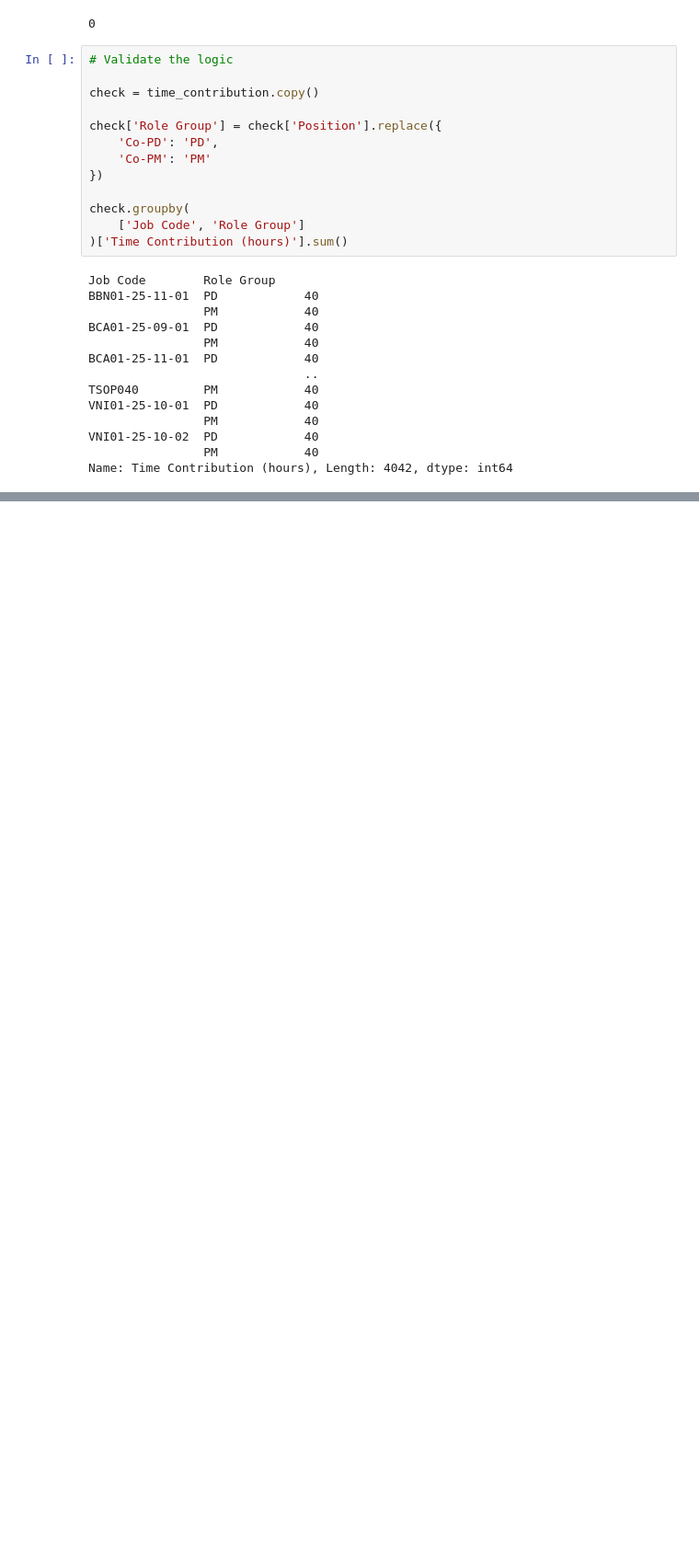
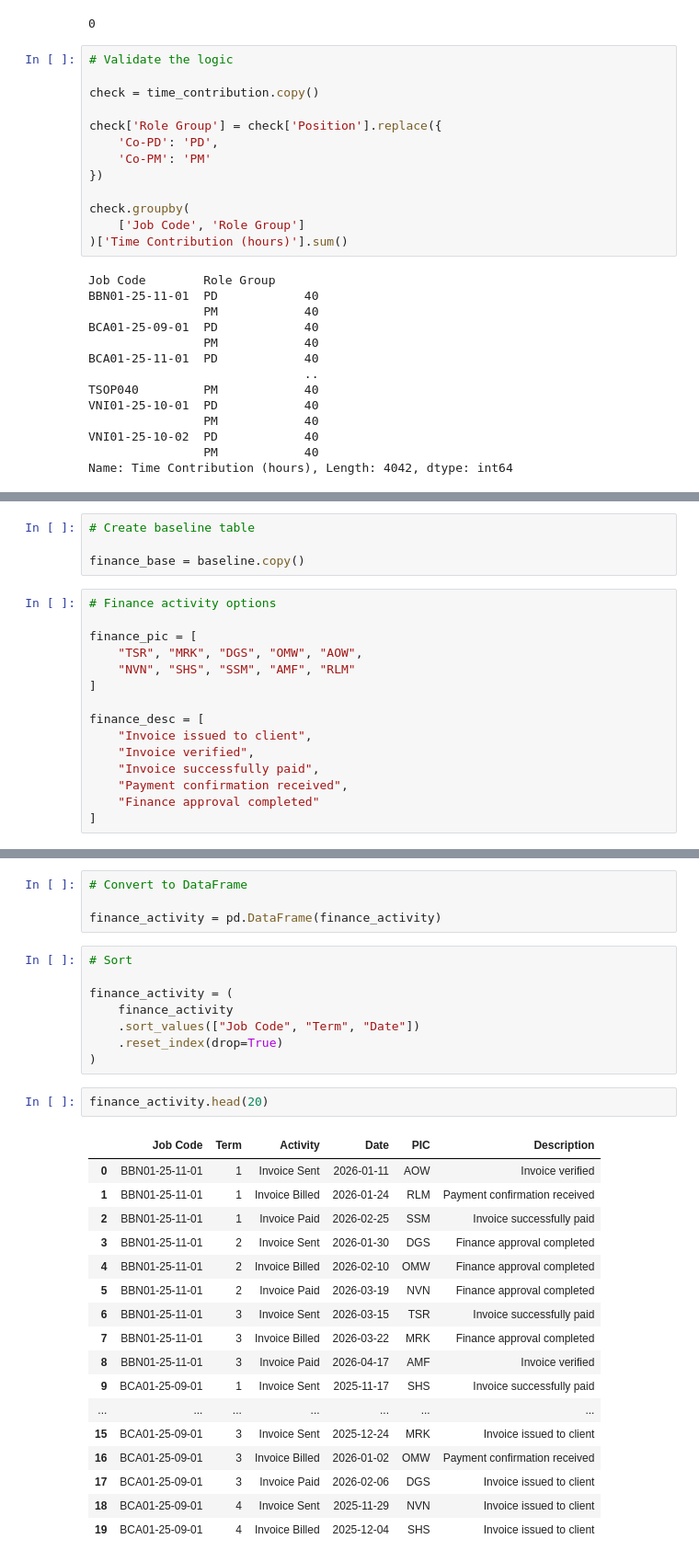
Before and after one commit to achattra/intern-vp-2026, a Jupyter notebook: Normalizing.ipynb, the cells around one changed output, grey strips where cells are left out. Shown at 92% size. Drawn from its saved outputs; the diff is of its cells as text; blank space fills up the shorter version.

```diff
--- a/Normalizing.ipynb
+++ b/Normalizing.ipynb
@@ -504,0 +957,19 @@ Name: Time Contribution (hours), Length: 4042, dtype: int64
+# %%
+# Create baseline table
+
+finance_base = baseline.copy()
+# %%
+# Finance activity options
+
+finance_pic = [
+    "TSR", "MRK", "DGS", "OMW", "AOW",
+    "NVN", "SHS", "SSM", "AMF", "RLM"
+]
+
+finance_desc = [
+    "Invoice issued to client",
+    "Invoice verified",
+    "Invoice successfully paid",
+    "Payment confirmation received",
+    "Finance approval completed"
+]
@@ -504,0 +1033,32 @@ Name: Time Contribution (hours), Length: 4042, dtype: int64
+# %%
+# Convert to DataFrame
+
+finance_activity = pd.DataFrame(finance_activity)
+# %%
+# Sort
+
+finance_activity = (
+    finance_activity
+    .sort_values(["Job Code", "Term", "Date"])
+    .reset_index(drop=True)
+)
+# %%
+finance_activity.head(20)
+# %% [output]
+|  | Job Code | Term | Activity | Date | PIC | Description |
+| 0 | BBN01-25-11-01 | 1 | Invoice Sent | 2026-01-11 | AOW | Invoice verified |
+| 1 | BBN01-25-11-01 | 1 | Invoice Billed | 2026-01-24 | RLM | Payment confirmation received |
+| 2 | BBN01-25-11-01 | 1 | Invoice Paid | 2026-02-25 | SSM | Invoice successfully paid |
+| 3 | BBN01-25-11-01 | 2 | Invoice Sent | 2026-01-30 | DGS | Finance approval completed |
+| 4 | BBN01-25-11-01 | 2 | Invoice Billed | 2026-02-10 | OMW | Finance approval completed |
+| 5 | BBN01-25-11-01 | 2 | Invoice Paid | 2026-03-19 | NVN | Finance approval completed |
+| 6 | BBN01-25-11-01 | 3 | Invoice Sent | 2026-03-15 | TSR | Invoice successfully paid |
+| 7 | BBN01-25-11-01 | 3 | Invoice Billed | 2026-03-22 | MRK | Finance approval completed |
+| 8 | BBN01-25-11-01 | 3 | Invoice Paid | 2026-04-17 | AMF | Invoice verified |
+| 9 | BCA01-25-09-01 | 1 | Invoice Sent | 2025-11-17 | SHS | Invoice successfully paid |
+| ... | ... | ... | ... | ... | ... | ... |
+| 15 | BCA01-25-09-01 | 3 | Invoice Sent | 2025-12-24 | MRK | Invoice issued to client |
+| 16 | BCA01-25-09-01 | 3 | Invoice Billed | 2026-01-02 | OMW | Payment confirmation received |
+| 17 | BCA01-25-09-01 | 3 | Invoice Paid | 2026-02-06 | DGS | Invoice issued to client |
+| 18 | BCA01-25-09-01 | 4 | Invoice Sent | 2025-11-29 | NVN | Invoice issued to client |
+| 19 | BCA01-25-09-01 | 4 | Invoice Billed | 2025-12-04 | SHS | Invoice issued to client |
```
Also changed, not shown: parts of 37 cells of this notebook.
